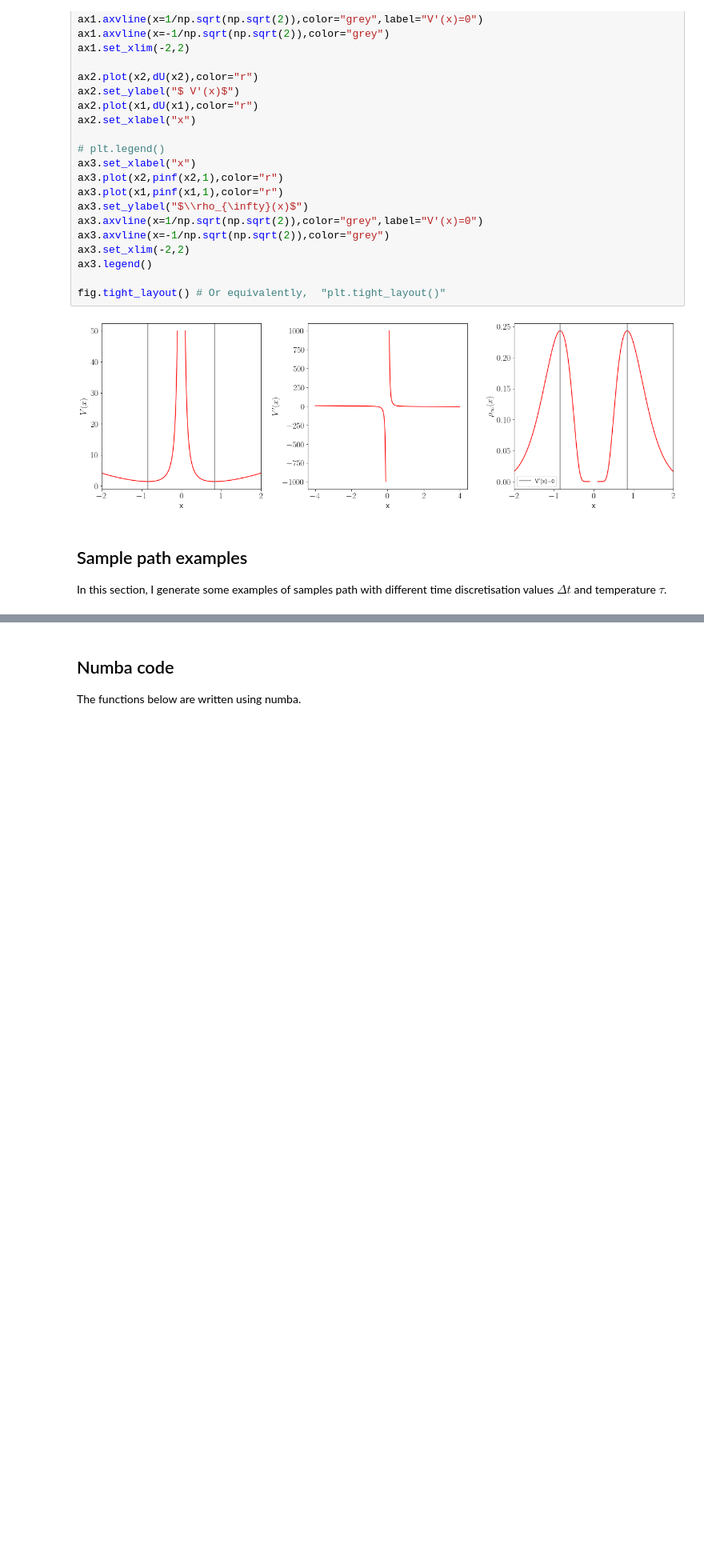
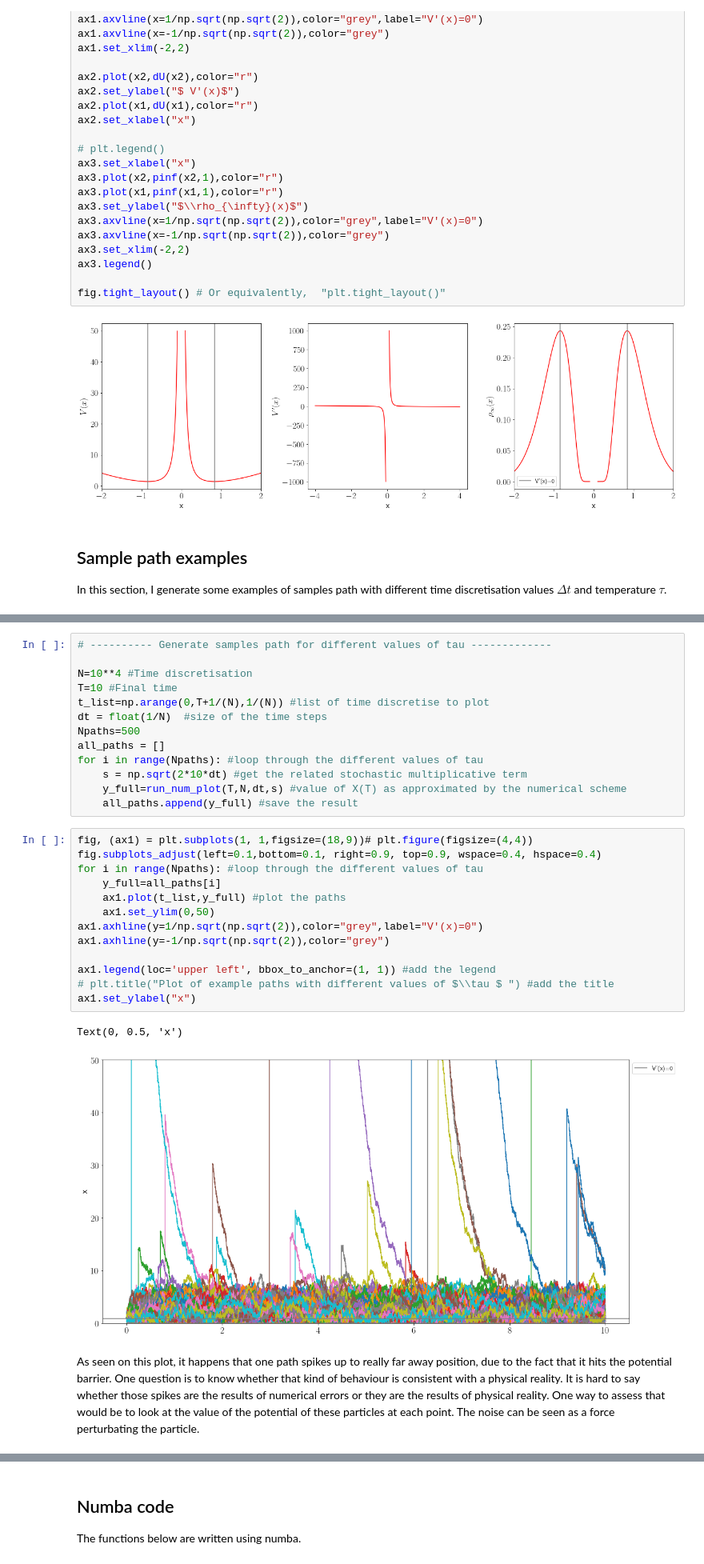
Before and after one commit to alixsleroy/WeakSDEapproximation, a Jupyter notebook: Infinite double well-histograms.ipynb, the cells around one changed output, grey strips where cells are left out. Shown: that part at 80% size. Cells and saved outputs as stored; diff of their text form; blank space fills up the shorter version.

Commit message:
work on histograms - showing sample paths

```diff
--- a/Infinite double well-histograms.ipynb
+++ b/Infinite double well-histograms.ipynb
@@ -173,0 +174,31 @@ Text(0, 0.5, 'x')
+# %%
+# ---------- Generate samples path for different values of tau -------------
+
+N=10**4 #Time discretisation
+T=10 #Final time
+t_list=np.arange(0,T+1/(N),1/(N)) #list of time discretise to plot
+dt = float(1/N)  #size of the time steps
+Npaths=500
+all_paths = []
+for i in range(Npaths): #loop through the different values of tau
+    s = np.sqrt(2*10*dt) #get the related stochastic multiplicative term
+    y_full=run_num_plot(T,N,dt,s) #value of X(T) as approximated by the numerical scheme
+    all_paths.append(y_full) #save the result
+# %%
+fig, (ax1) = plt.subplots(1, 1,figsize=(18,9))# plt.figure(figsize=(4,4))
+fig.subplots_adjust(left=0.1,bottom=0.1, right=0.9, top=0.9, wspace=0.4, hspace=0.4)
+for i in range(Npaths): #loop through the different values of tau
+    y_full=all_paths[i]
+    ax1.plot(t_list,y_full) #plot the paths
+    ax1.set_ylim(0,50)
+ax1.axhline(y=1/np.sqrt(np.sqrt(2)),color="grey",label="V'(x)=0")
+ax1.axhline(y=-1/np.sqrt(np.sqrt(2)),color="grey")
+
+ax1.legend(loc='upper left', bbox_to_anchor=(1, 1)) #add the legend
+# plt.title("Plot of example paths with different values of $\\tau $ ") #add the title
+ax1.set_ylabel("x")
+# %% [output]
+Text(0, 0.5, 'x')
+[figure, added]
+# %% [markdown]
+As seen on this plot, it happens that one path spikes up to really far away position, due to the fact that it hits the potential barrier. One question is to know whether that kind of behaviour is consistent with a physical reality. It is hard to say whether those spikes are the results of numerical errors or they are the results of physical reality. One way to assess that would be to look at the value of the potential of these particles at each point. The noise can be seen as a force perturbating the particle.
```
Also changed, not shown: parts of 5 cells of this notebook.
